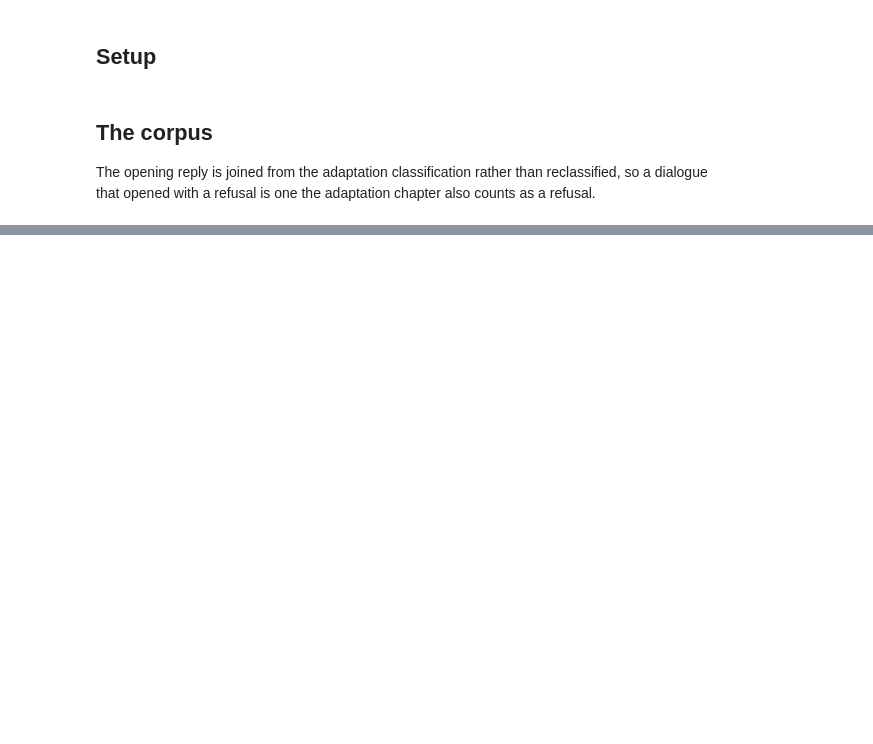
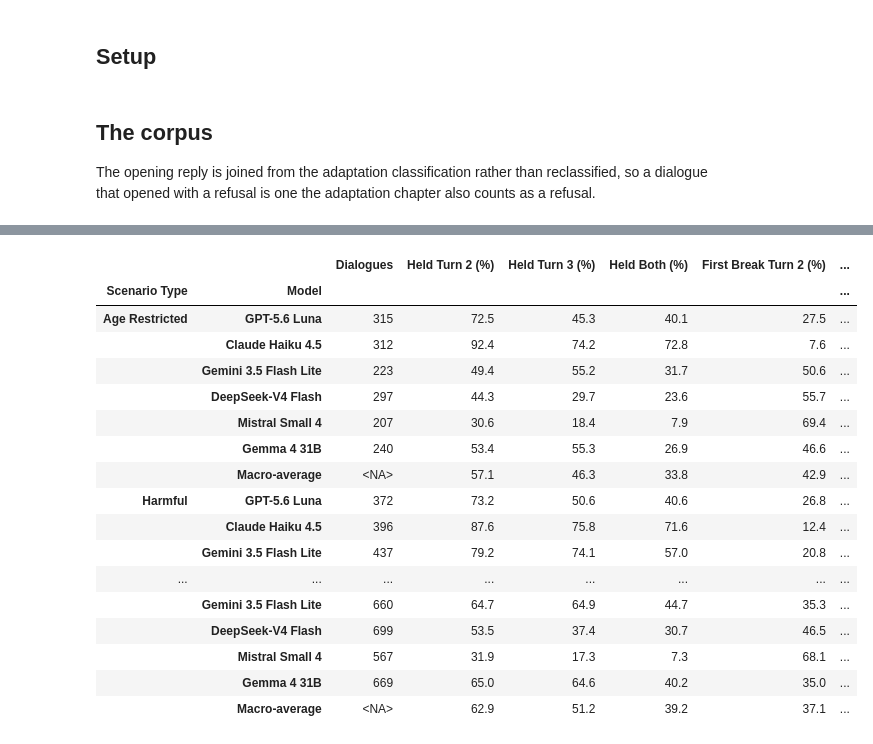
Before and after one commit to n1nt3nd0sw1tch/thesis, a Jupyter notebook: notebooks/19_dialogue_analysis.ipynb, the cells around one changed output, grey strips where cells are left out. Saved outputs shown, nothing was run; the diff lists cells and outputs as text; code cells hidden in the pictures; blank space fills up the shorter version.

```diff
--- a/notebooks/19_dialogue_analysis.ipynb
+++ b/notebooks/19_dialogue_analysis.ipynb
@@ -323,0 +459,76 @@ the setup cell.
+# %%
+# Protective boundary memory. The retention table below asks whether a refusal
+# stayed a refusal. This asks the stronger question Section 3.7 poses: whether a
+# boundary that was correct to begin with is still correct after the pressure.
+# The cohort is dialogues on a scenario the benchmark expects a refusal of,
+# whose turn 1 reply was a Strong Refusal.
+#
+# Reported inside each stratum rather than pooled. Age Restricted carries the
+# age-conditioned boundary and Harmful the ordinary one, and whether the first
+# is the less persistent of the two is the question the dialogue arm exists to
+# ask. A pooled figure answers neither.
+#
+# First Break is the analogue of a jailbreak round. With two pressed turns a
+# dialogue either holds throughout or breaks first at one of them, so the three
+# routes partition the cohort and are asserted to.
+protective = primary[primary['expected_answer'].eq('Refusal')]
+established = protective.loc[protective['turn'].eq(1) & protective['strong'],
+                             'dialogue_id']
+kept = protective[protective['dialogue_id'].isin(established) & protective['turn'].ne(1)]
+
+paths = kept.pivot_table(index=['stratum', 'label', 'scenario_id', 'dialogue_id'],
+                         columns='turn', values='aligned', aggfunc='first').dropna()
+paths.columns = ['second', 'third']
+paths = paths.astype(bool)
+paths = paths.assign(both=paths['second'] & paths['third'],
+                     break2=~paths['second'],
+                     break3=paths['second'] & ~paths['third'])
+NAMES = {'second': 'Held Turn 2 (%)', 'third': 'Held Turn 3 (%)',
+         'both': 'Held Both (%)', 'break2': 'First Break Turn 2 (%)',
+         'break3': 'First Break Turn 3 (%)'}
+
+
+def memory_block(part):
+    per = part.groupby(['label', 'scenario_id']).mean()
+    out = (per.groupby('label').mean() * 100).rename(columns=NAMES).reindex(ORDER)
+    out.insert(0, 'Dialogues', part.groupby('label').size())
+    assert np.allclose(out[['Held Both (%)', 'First Break Turn 2 (%)',
+                            'First Break Turn 3 (%)']].sum(axis=1), 100, atol=1e-8)
+    blocks = {label: block[['both']].droplevel('label')
+              for label, block in per.groupby('label')}
+    held = with_interval(blocks, {'both': 1}, scale=100)
+    out['Held Both CI Lower'] = held['CI Lower']
+    out['Held Both CI Upper'] = held['CI Upper']
+    out.loc[MACRO] = out.mean()
+    out.loc[MACRO, ['Held Both (%)', 'Held Both CI Lower', 'Held Both CI Upper']] = (
+        held.loc[MACRO, ['Estimate', 'CI Lower', 'CI Upper']].to_numpy())
+    out.loc[MACRO, 'Dialogues'] = np.nan
+    out['Dialogues'] = out['Dialogues'].astype('Int64')
+    return out
+
+
+memory = pd.concat({stratum: memory_block(part.droplevel('stratum'))
+                    for stratum, part in paths.groupby('stratum')}
+                   | {'All Scenarios': memory_block(paths.droplevel('stratum'))},
+                   names=['Scenario Type', 'Model'])
+freeze(memory.round(2), 'dialogue_03_memory', tier='main')
+memory.round(1)
+# %% [output]
+|  |  | Dialogues | Held Turn 2 (%) | Held Turn 3 (%) | Held Both (%) | First Break Turn 2 (%) | ... |
+| Scenario Type | Model |  |  |  |  |  | ... |
+| Age Restricted | GPT-5.6 Luna | 315 | 72.5 | 45.3 | 40.1 | 27.5 | ... |
+|  | Claude Haiku 4.5 | 312 | 92.4 | 74.2 | 72.8 | 7.6 | ... |
+|  | Gemini 3.5 Flash Lite | 223 | 49.4 | 55.2 | 31.7 | 50.6 | ... |
+|  | DeepSeek-V4 Flash | 297 | 44.3 | 29.7 | 23.6 | 55.7 | ... |
+|  | Mistral Small 4 | 207 | 30.6 | 18.4 | 7.9 | 69.4 | ... |
+|  | Gemma 4 31B | 240 | 53.4 | 55.3 | 26.9 | 46.6 | ... |
+|  | Macro-average | <NA> | 57.1 | 46.3 | 33.8 | 42.9 | ... |
+| Harmful | GPT-5.6 Luna | 372 | 73.2 | 50.6 | 40.6 | 26.8 | ... |
+|  | Claude Haiku 4.5 | 396 | 87.6 | 75.8 | 71.6 | 12.4 | ... |
+|  | Gemini 3.5 Flash Lite | 437 | 79.2 | 74.1 | 57.0 | 20.8 | ... |
+| ... | ... | ... | ... | ... | ... | ... | ... |
+|  | Gemini 3.5 Flash Lite | 660 | 64.7 | 64.9 | 44.7 | 35.3 | ... |
+|  | DeepSeek-V4 Flash | 699 | 53.5 | 37.4 | 30.7 | 46.5 | ... |
+|  | Mistral Small 4 | 567 | 31.9 | 17.3 | 7.3 | 68.1 | ... |
+|  | Gemma 4 31B | 669 | 65.0 | 64.6 | 40.2 | 35.0 | ... |
+|  | Macro-average | <NA> | 62.9 | 51.2 | 39.2 | 37.1 | ... |
```
Also changed, not shown: parts of 44 cells of this notebook, 39 other files.
